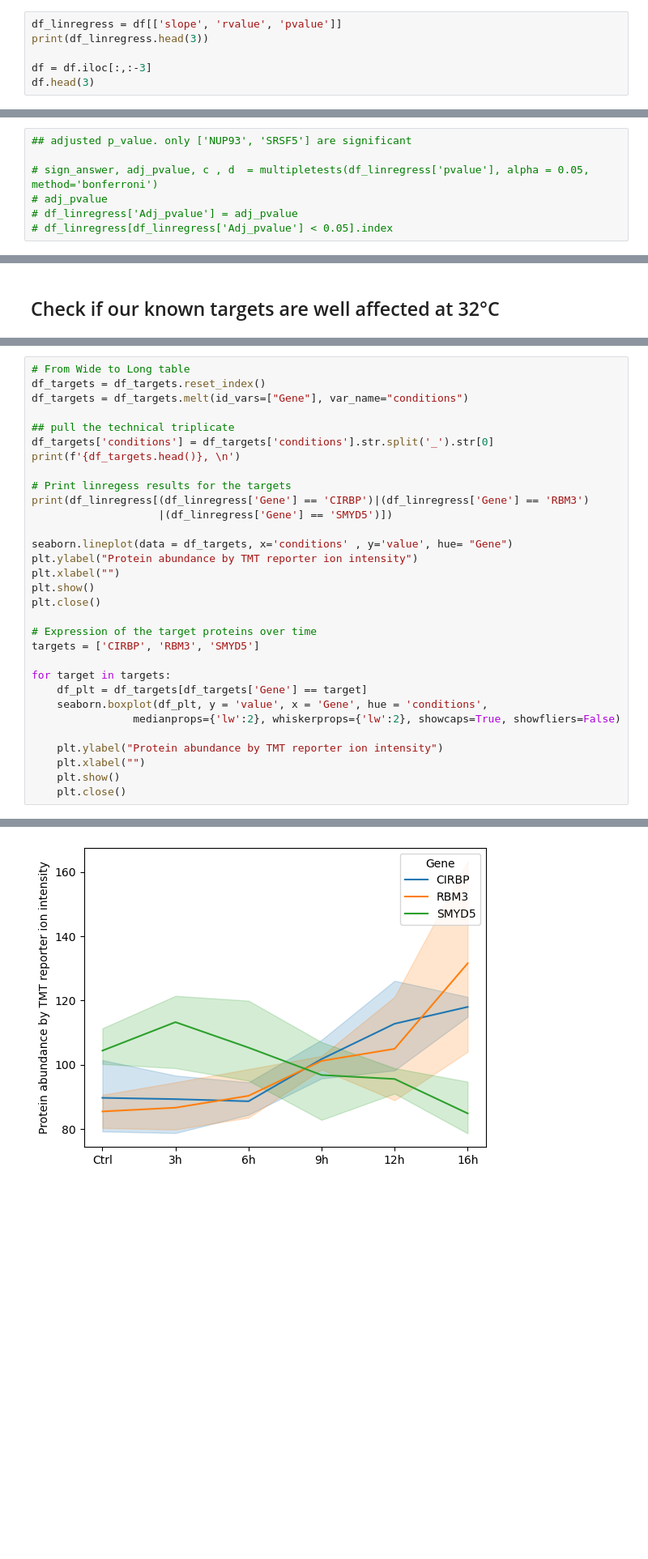
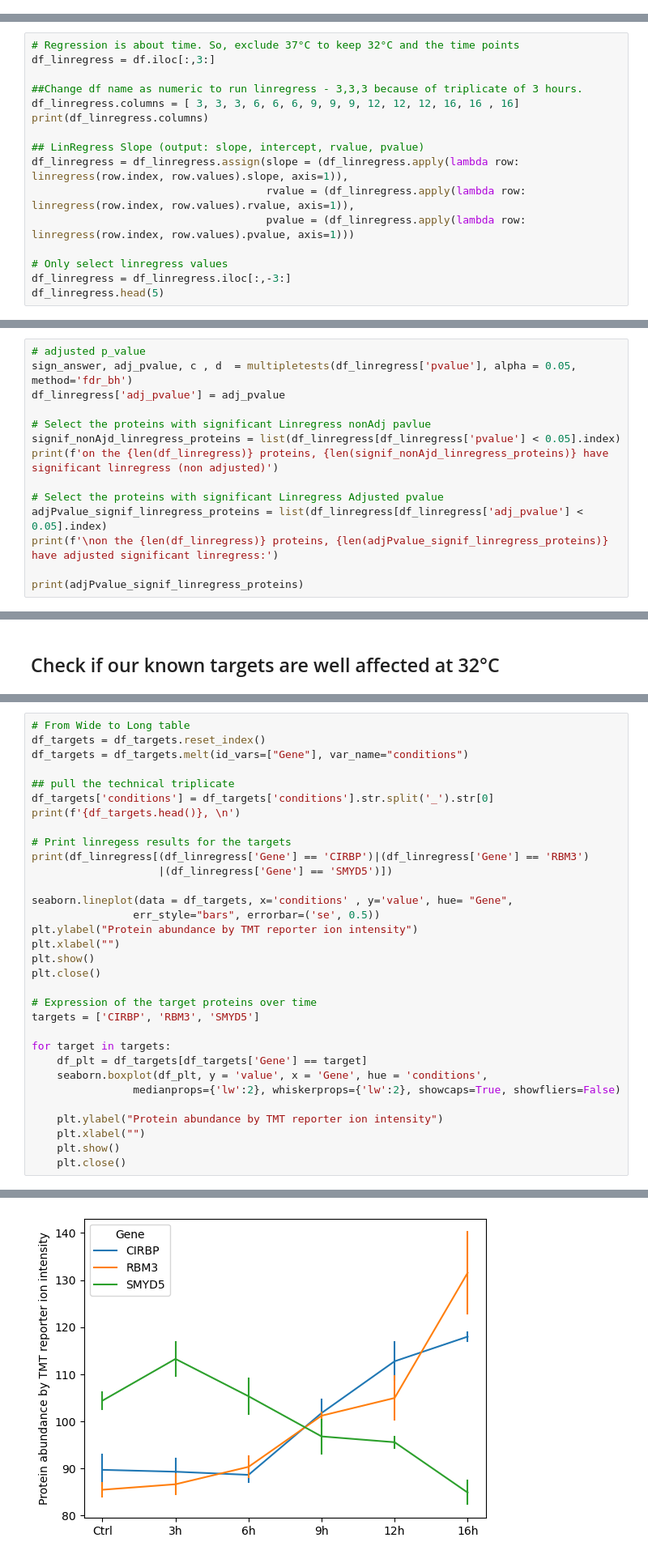
Before and after one commit to Keviosta/Temp_3.2.-.C, a Jupyter notebook: HEK293_Proteomic data.ipynb, the cells around one changed output, grey strips where cells are left out. Shown at 81% size. Saved outputs shown, nothing was run; the diff lists cells and outputs as text; blank space fills up the shorter version.

```diff
--- a/HEK293_Proteomic data.ipynb
+++ b/HEK293_Proteomic data.ipynb
@@ -112,6 +75,0 @@ df.head(3)
-# %%
-df_linregress = df[['slope', 'rvalue', 'pvalue']]
-print(df_linregress.head(3))
-
-df = df.iloc[:,:-3]
-df.head(3)
@@ -136,0 +106,16 @@ on the 2405 proteins, 444 have significant linregress
+# %%
+# Regression is about time. So, exclude 37°C to keep 32°C and the time points
+df_linregress = df.iloc[:,3:]
+
+##Change df name as numeric to run linregress - 3,3,3 because of triplicate of 3 hours.
+df_linregress.columns = [ 3, 3, 3, 6, 6, 6, 9, 9, 9, 12, 12, 12, 16, 16 , 16]
+print(df_linregress.columns)
+
+## LinRegress Slope (output: slope, intercept, rvalue, pvalue)
+df_linregress = df_linregress.assign(slope = (df_linregress.apply(lambda row: linregress(row.index, row.values).slope, axis=1)),
+                                     rvalue = (df_linregress.apply(lambda row: linregress(row.index, row.values).rvalue, axis=1)),
+                                     pvalue = (df_linregress.apply(lambda row: linregress(row.index, row.values).pvalue, axis=1)))
+
+# Only select linregress values
+df_linregress = df_linregress.iloc[:,-3:]
+df_linregress.head(5)
@@ -137,7 +133,14 @@ on the 2405 proteins, 444 have significant linregress
 # %%
-## adjusted p_value. only ['NUP93', 'SRSF5'] are significant
+# adjusted p_value
+sign_answer, adj_pvalue, c , d  = multipletests(df_linregress['pvalue'], alpha = 0.05, method='fdr_bh')
+df_linregress['adj_pvalue'] = adj_pvalue
 
-# sign_answer, adj_pvalue, c , d  = multipletests(df_linregress['pvalue'], alpha = 0.05, method='bonferroni')
-# adj_pvalue
-# df_linregress['Adj_pvalue'] = adj_pvalue
-# df_linregress[df_linregress['Adj_pvalue'] < 0.05].index
+# Select the proteins with significant Linregress nonAdj pavlue
+signif_nonAjd_linregress_proteins = list(df_linregress[df_linregress['pvalue'] < 0.05].index)
+print(f'on the {len(df_linregress)} proteins, {len(signif_nonAjd_linregress_proteins)} have significant linregress (non adjusted)')
+
+# Select the proteins with significant Linregress Adjusted pvalue
+adjPvalue_signif_linregress_proteins = list(df_linregress[df_linregress['adj_pvalue'] < 0.05].index)
+print(f'\non the {len(df_linregress)} proteins, {len(adjPvalue_signif_linregress_proteins)} have adjusted significant linregress:')
+
+print(adjPvalue_signif_linregress_proteins)
@@ -247,7 +335,8 @@ print(f'{df_targets.head()}, \n')
 print(df_linregress[(df_linregress['Gene'] == 'CIRBP')|(df_linregress['Gene'] == 'RBM3')
                     |(df_linregress['Gene'] == 'SMYD5')])
 
-seaborn.lineplot(data = df_targets, x='conditions' , y='value', hue= "Gene")
+seaborn.lineplot(data = df_targets, x='conditions' , y='value', hue= "Gene",
+                err_style="bars", errorbar=('se', 0.5))
 plt.ylabel("Protein abundance by TMT reporter ion intensity")
 plt.xlabel("")
 plt.show()
@@ -280,4 +369,4 @@ for target in targets:
-[figure, old version]
+[figure, new version]
 [figure]
 [figure]
 [figure]
```
Also changed, not shown: parts of 72 cells of this notebook, 1 other file.
